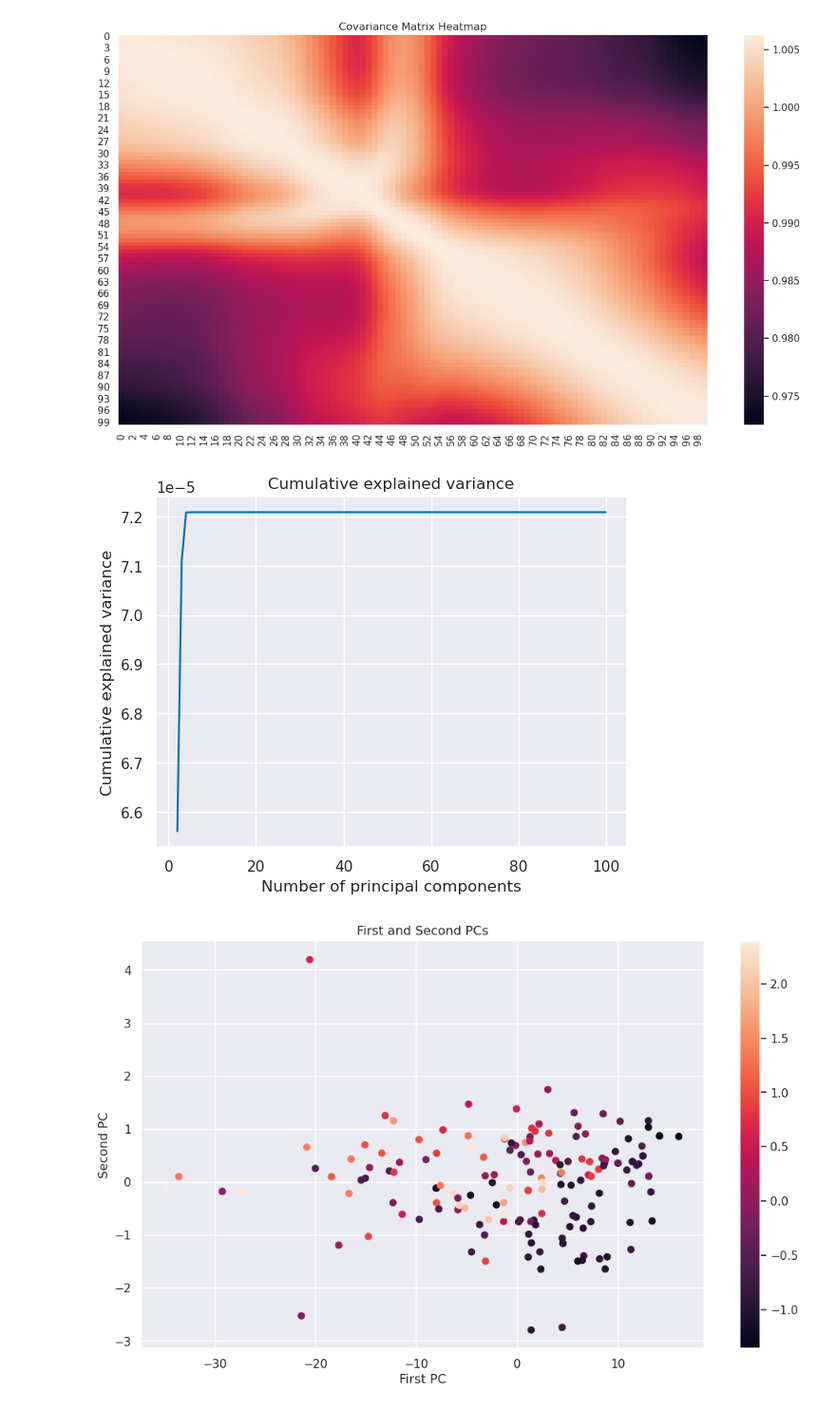
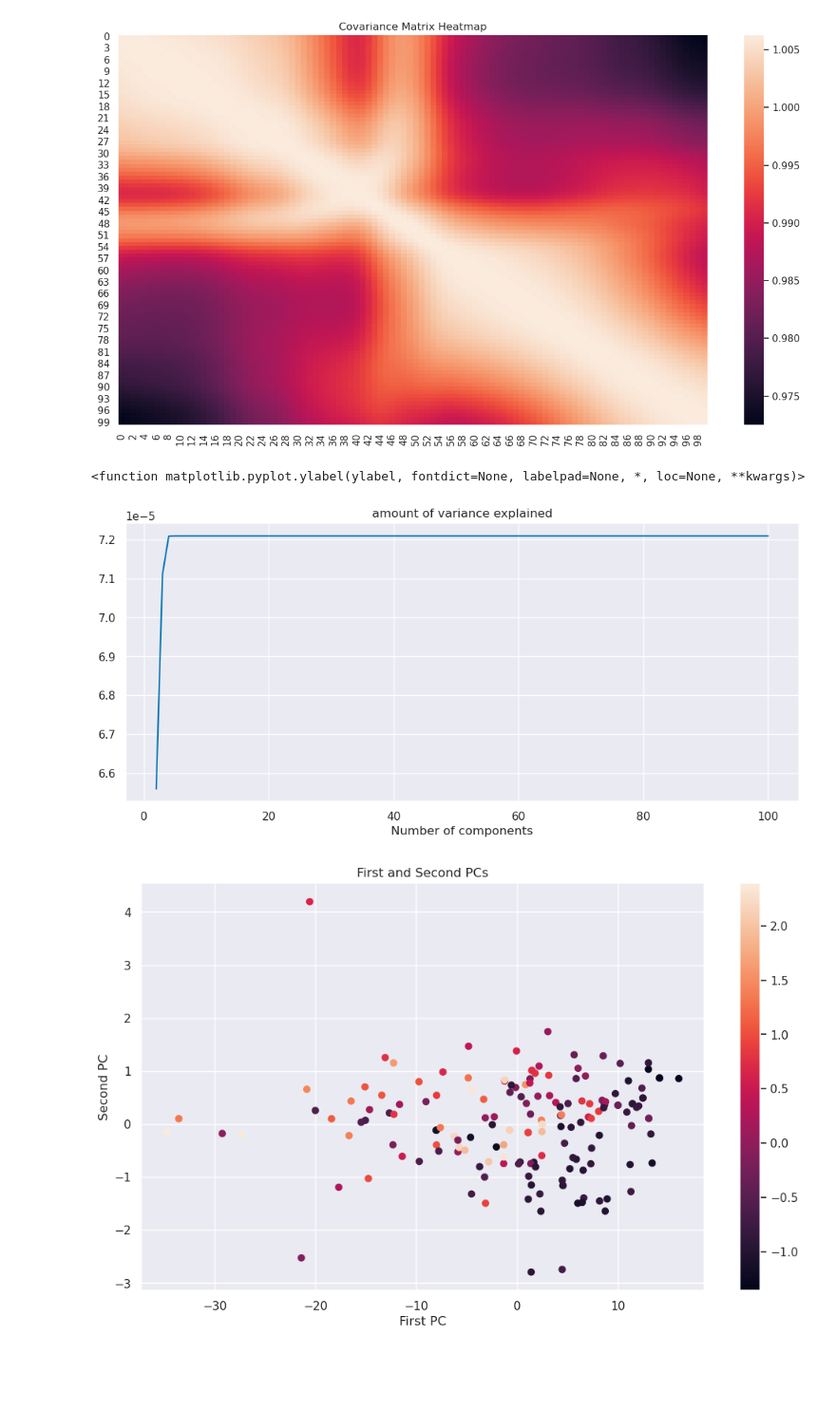
Before and after one commit to Dardare-Clement/SD-TSIA204, a Jupyter notebook: TP2/SD-TSIA204_lab2_dardare_clement.ipynb, the cells around one changed output. Shown: that part at 95% size. Drawn from its saved outputs; the diff is of its cells as text; code cells hidden in the pictures; blank space fills up the shorter version.

```diff
--- a/TP2/SD-TSIA204_lab2_dardare_clement.ipynb
+++ b/TP2/SD-TSIA204_lab2_dardare_clement.ipynb
@@ -76,27 +76,27 @@ plt.show()
 # %% [markdown]
 We notice that data doesn't have a zero mean, so it isn't centered and standardized. The value aren't between 0 and 1 so the data isn't normalized.
 # %%
-#c)
-#separate the data in train and test sets
-X_train, X_test, Y_train, Y_test = train_test_split(X, Y, test_size=0.25, random_state=0)
+# c)
+# separate the data in train and test sets
+X_train, X_test, Y_train, Y_test = train_test_split(
+    X, Y, test_size=0.25, random_state=0)
 
-#center and standardize both
+# center and standardize both
 scaler = StandardScaler()
 X_train = scaler.fit_transform(X_train)
 X_test = scaler.transform(X_test)
-Y_train = scaler.fit_transform(np.array(Y_train).reshape(-1,1)).flatten()
-Y_test = scaler.transform(np.array(Y_test).reshape(-1,1)).flatten()
+Y_train = scaler.fit_transform(np.array(Y_train).reshape(-1, 1)).flatten()
+Y_test = scaler.transform(np.array(Y_test).reshape(-1, 1)).flatten()
 
-#We verify by plotting the mean and the standard deviation for both data
-#Plot Mean and standart deviation of the training data
-plt.figure(figsize=(15,6))
+# We verify by plotting the mean and the standard deviation for both data
+# Plot Mean and standart deviation of the training data
+plt.figure(figsize=(15, 6))
 plt.stem(range(p), X_train.mean(axis=0), label="mean", markerfmt='^')
 plt.stem(range(p), X_train.std(axis=0), label="std", linefmt='g:')
 plt.xlabel("Covariate")
 plt.ylabel("mean and std")
 plt.legend()
 plt.title("Strandard Deviation and mean of the training data")
-
 plt.show()
 # %% [output]
 [figure]
@@ -215,12 +213,16 @@ coefficient of determination R2=0.9616
 ## <u>Question 4)</u>
 ---
 # %%
-model=LinearRegression()
-sfs = SequentialFeatureSelector(model, n_features_to_select=i, direction='forward', scoring='r2')
+# We use SequentialFeatureSelector with i=number of variable selected
+model = LinearRegression()
+sfs = SequentialFeatureSelector(
+    model,
+    n_features_to_select=i,
+    direction='forward',
+    scoring='r2')
 sfs.fit(X_train, Y_train)
 
 ind_selected = sfs.get_support(indices=True)
-
 print(ind_selected)
 # %% [output]
 [ 0  1  2  3  4  5  6  7  9 11 14 17 18 19 20 21 22 23 34 39 40 41 44 45
@@ -456,16 +505,18 @@ plt.show()
 # %% [output]
 [figure]
 # %%
-#c)
-# Calculate the cumulative sum of the explained variance ratio
+# c)
+# Calculate the amount variance explained
 explained_variance = (s**2) / np.sum(s**2)
 
 # Plot the amount of variance explained by the first k principal components
-plt.plot(np.arange(2, len(explained_variance)+1), np.cumsum(explained_variance[1:]))
-plt.title('Cumulative explained variance')
-plt.xlabel('Number of principal components')
-plt.ylabel('Cumulative explained variance')
-plt.show()
+plt.figure(figsize=(12, 5))
+plt.plot(np.arange(2, len(explained_variance) + 1),
+         np.cumsum(explained_variance[1:]))
+plt.title('amount of variance explained')
+plt.xlabel('Number of components')
+plt.ylabel
 # %% [output]
+<function matplotlib.pyplot.ylabel(ylabel, fontdict=None, labelpad=None, *, loc=None, **kwargs)>
-[figure, old version]
+[figure, new version]
 # %%
```
Also changed, not shown: parts of 27 cells of this notebook.
